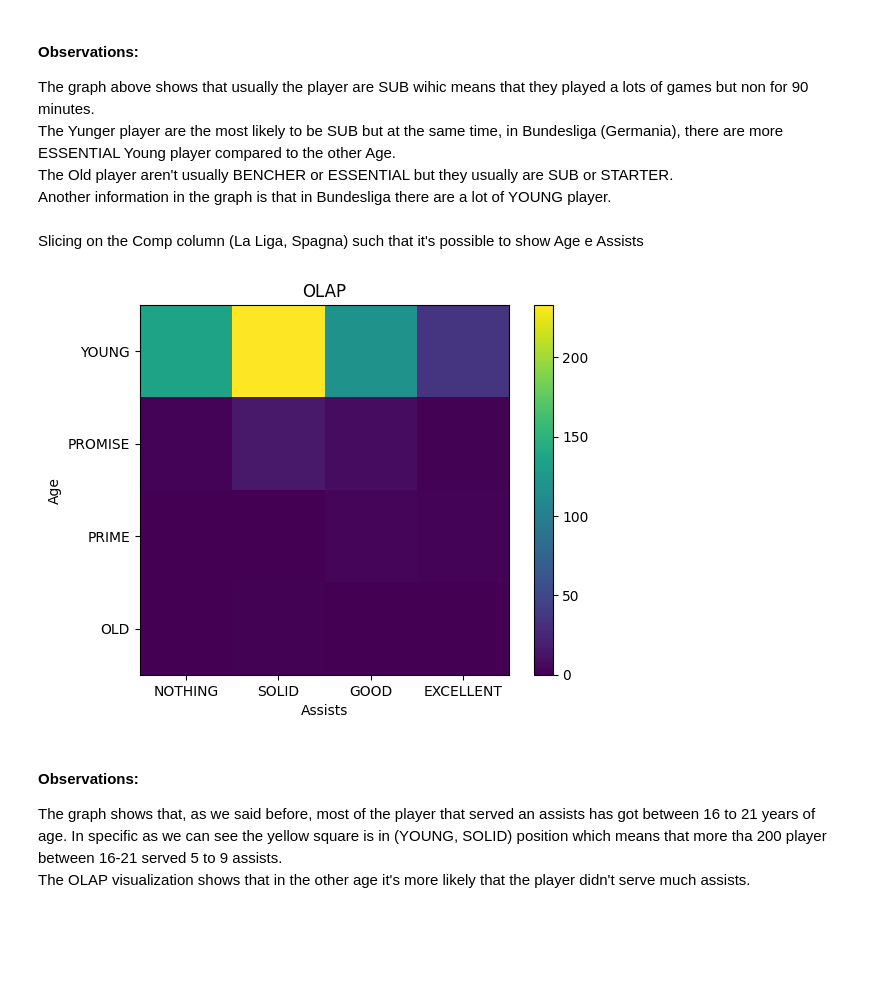
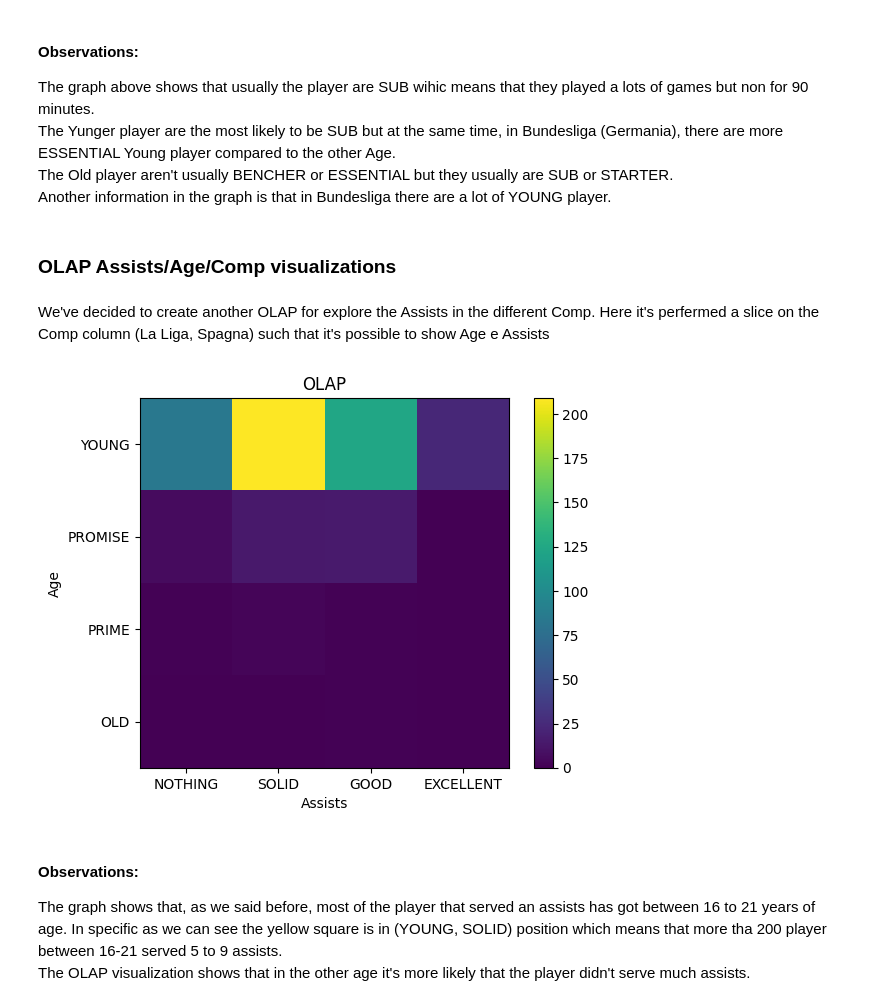
Before and after one commit to Mammew/proj_IDS, a Jupyter notebook: notebook.ipynb, the cells around one changed output. Drawn from its saved outputs; the diff is of its cells as text; code cells hidden in the pictures; blank space fills up the shorter version.

```diff
--- a/notebook.ipynb
+++ b/notebook.ipynb
@@ -236,6 +236,8 @@ The graph above shows that usually the player are SUB wihic means that they play
 The Yunger player are the most likely to be SUB but at the same time, in Bundesliga (Germania), there are more ESSENTIAL Young player compared to the other Age.
 The Old player aren't usually BENCHER or ESSENTIAL but they usually are SUB or STARTER.
 Another information in the graph is that in Bundesliga there are a lot of YOUNG player.
+# %% [markdown]
+### OLAP Assists/Age/Comp visualizations
 # %%
 OLAP_assists = np.zeros((4,4,5))
 for z in range(0,len(quantize_comp)):
@@ -244,20 +246,20 @@ for z in range(0,len(quantize_comp)):
     for i in range(0,len(quantize_assists)):
       OLAP_assists[i,j,z] = np.sum((Awards_prog_z['quantize_assists'] == quantize_assists[i]) & (Awards_prog_z['quantize_age'] == quantize_age[j]))
 # %% [markdown]
-Slicing on the Comp column (La Liga, Spagna) such that it's possible to show Age e Assists
+We've decided to create another OLAP for explore the Assists in the different Comp. Here it's perfermed a slice on the Comp column (La Liga, Spagna) such that it's possible to show Age e Assists
 # %%
-slice_comp = OLAP_assists[:,:,2]
+slice_comp = OLAP_assists[:,:,0]
 
 plt.ylabel('Age')
 plt.xlabel('Assists')
 plt.imshow(slice_comp)
 plt.yticks(ticks=range(len(quantize_age)), labels=quantize_age)
 plt.xticks(ticks=range(len(quantize_assists)), labels=quantize_assists)
 plt.colorbar()
 plt.title('OLAP')
 plt.show()
 # %% [output]
-[figure, old version]
+[figure, new version]
 # %% [markdown]
 #### Observations:
 The graph shows that, as we said before, most of the player that served an assists has got between 16 to 21 years of age. In specific as we can see the yellow square is in (YOUNG, SOLID) position which means that more tha 200 player between 16-21 served 5 to 9 assists.
```
Also changed, not shown: parts of 15 cells of this notebook.
